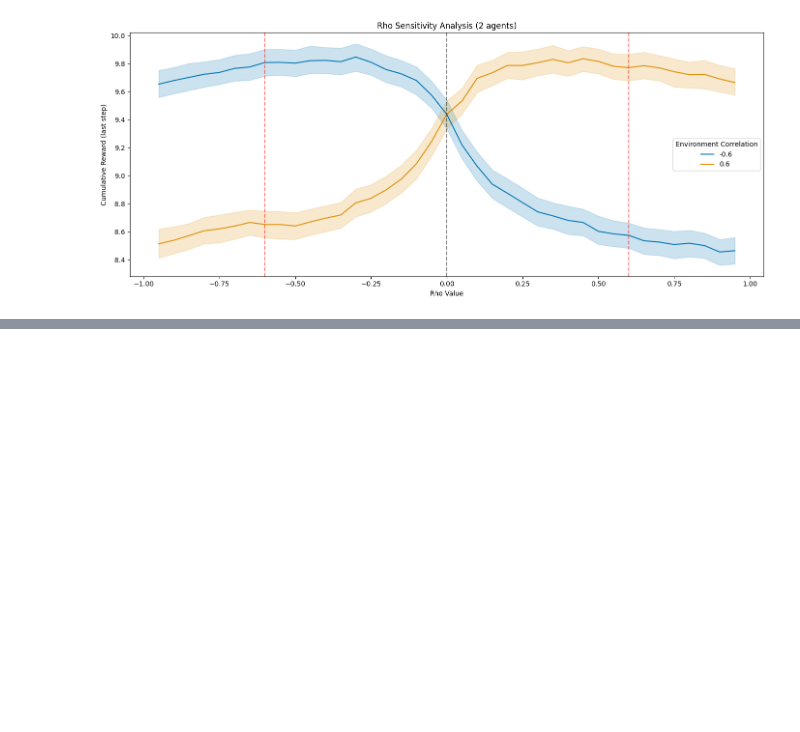
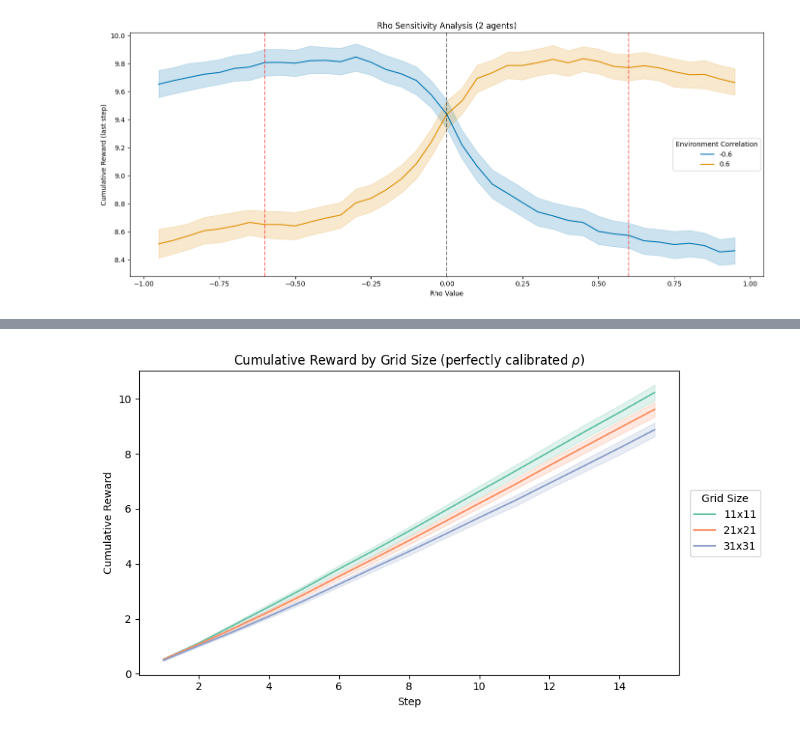
Before and after one commit to vagechirkov/Spatial-MAB-ABM, a Jupyter notebook: abm/2soc2gen.ipynb, the cells around one changed output, grey strips where cells are left out. Drawn from its saved outputs; the diff is of its cells as text; code cells hidden in the pictures; blank space fills up the shorter version.

Commit message:
Added comments, removed redundant models, and tested larger grids

```diff
--- a/abm/2soc2gen.ipynb
+++ b/abm/2soc2gen.ipynb
@@ -426,0 +629,26 @@ plt.show()
+# %%
+# Plot cumulative reward by grid size
+plot_df = batch_results_grid[batch_results_grid.model_type == "SG-ICM"].copy()
+
+fig, ax = plt.subplots(figsize=(9, 5))
+sns.lineplot(
+    data=plot_df,
+    x="Step",
+    y="cumulative_reward",
+    hue="grid_size_label",
+    hue_order=['11x11', '21x21', '31x31'],
+    ax=ax,
+    palette='Set2'
+)
+ax.set_title("Cumulative Reward by Grid Size (perfectly calibrated $\\rho$)")
+ax.set_xlabel("Step")
+ax.set_ylabel("Cumulative Reward")
+ax.legend(
+    title="Grid Size",
+    bbox_to_anchor=(1.02, 0.5), loc="center left",
+    borderaxespad=0,
+)
+plt.tight_layout()
+plt.show()
+# %% [output]
+[figure, added]
```
Also changed, not shown: parts of 16 cells of this notebook, 4 other files.
